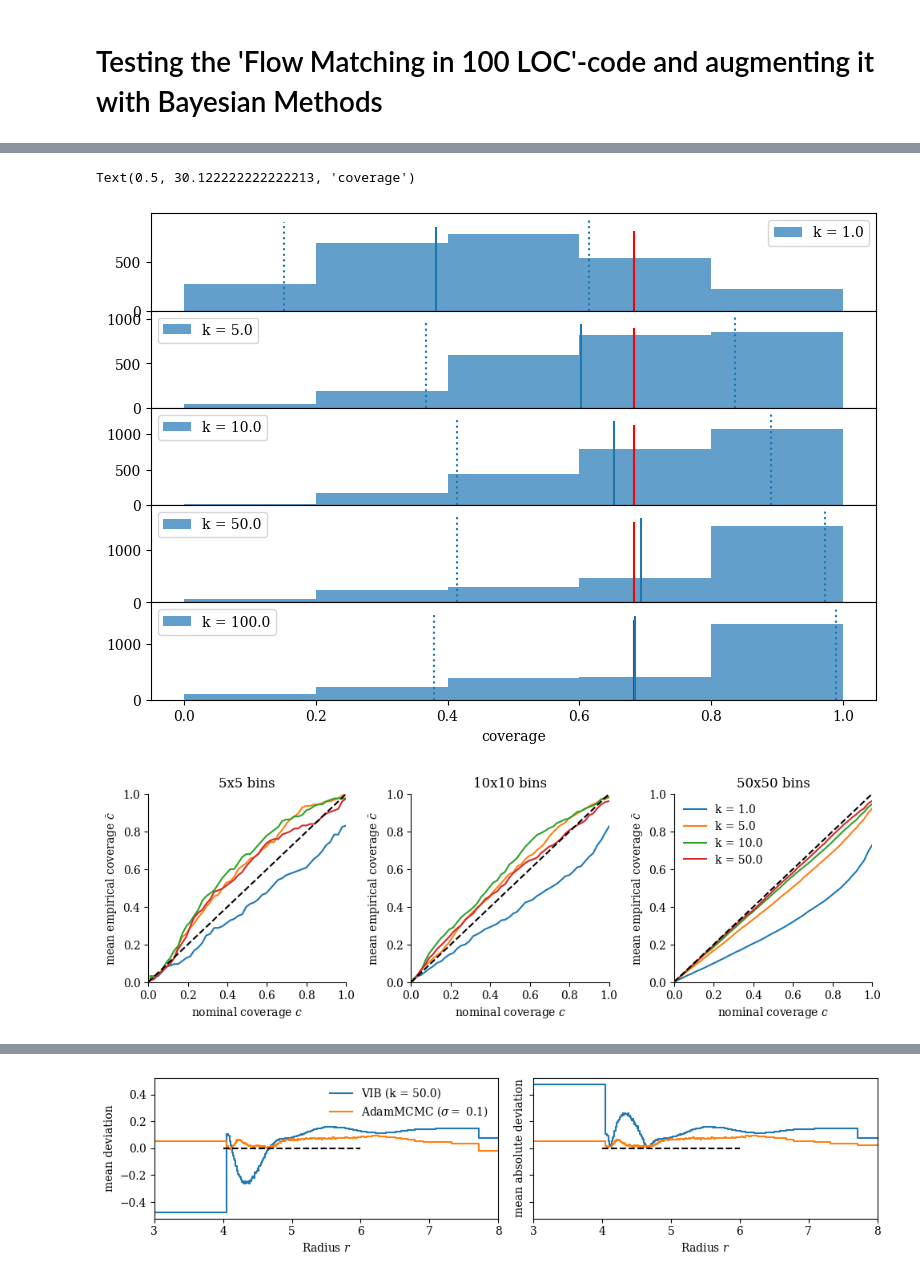
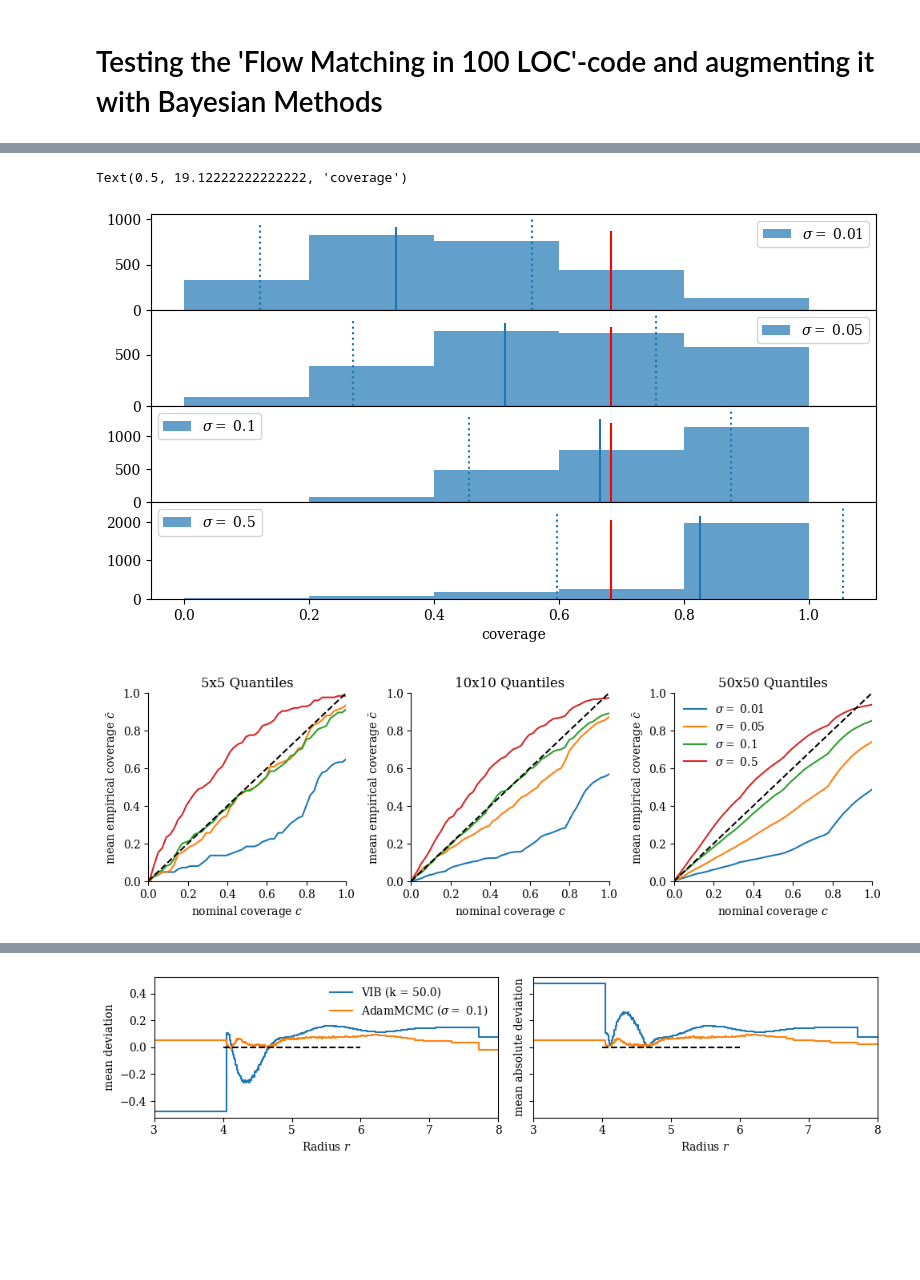
Before and after one commit to sbieringer/Bayesiamplify, a Jupyter notebook: eval_calibration_amplification.ipynb, the cells around one changed output, grey strips where cells are left out. Cells and saved outputs as stored; diff of their text form; code cells hidden in the pictures; blank space fills up the shorter version.

```diff
--- a/eval_calibration_amplification.ipynb
+++ b/eval_calibration_amplification.ipynb
@@ -104,7 +104,7 @@ else:
 ### model params ###
 ####################
 
-approximate_gaussian_inference = True
+approximate_gaussian_inference = False
 MCMC = approximate_gaussian_inference == False
 
 p = 0
@@ -294,8 +294,8 @@ fig.subplots_adjust(hspace=0)
 ax[-1].set_xlabel('coverage')
 #fig.savefig('./figs/coverage_over_k.pdf')
 # %% [output]
-Text(0.5, 30.122222222222213, 'coverage')
+Text(0.5, 19.12222222222222, 'coverage')
-[figure, old version]
+[figure, new version]
 # %%
 #######################################
 ### plot diagonal calibration plots ###
@@ -383,42 +383,42 @@ for i_a, c_factor in enumerate(c_factors):
         coverage = coverage[:,radial_bins_min:radial_bins_max]
         ax[i_p].plot(alpha_quant[len(alpha_quant)//2:]-alpha_quant[len(alpha_quant)//2-1::-1], coverage.mean((0,1)), color=colors[i_a], label = f'$\sigma = $ {c_factor}' if MCMC else f'k = {c_factor}')
 
-        title_str = f'{n_bins_array[i_q_use]}x{n_bins_array[i_q_use]} bins'
+        title_str = f'{n_bins_array[i_q_use]}x{n_bins_array[i_q_use]} Quantiles'
         if radial_bins_min is not None:
-            title_str = f'{radial_bins_max-radial_bins_min}x{n_bins_array[i_q_use]} bins' + f' $r \in$ ({quant_list_list[i_q_use][0][radial_bins_min]:.3}, {quant_list_list[i_q_use][0][radial_bins_max]:.3})'
+            title_str = f'{radial_bins_max-radial_bins_min}x{n_bins_array[i_q_use]} Quantiles' + f' $r \in$ ({quant_list_list[i_q_use][0][radial_bins_min]:.3}, {quant_list_list[i_q_use][0][radial_bins_max]:.3})'
         if len(i_q_uses) <5:
             ax[i_p].set_title(title_str)
 
 for a in ax:
     a.plot(alpha_quant, alpha_quant, linestyle = '--', color = 'black')
 
     a.spines['top'].set_visible(False)
     a.spines['right'].set_visible(False)
     if len(i_q_uses) <5:
         a.set_ylabel(r'mean empirical coverage $\bar{c}$')
         a.set_xlabel(r'nominal coverage $c$')
         a.set_ylim(0,1)
         a.set_xlim(0,1)
     else:
         a.set_xticks(ticks = [])
         a.set_yticks(ticks = [])
 
 if len(i_q_uses) >5:
         ax[-1].legend(loc = "upper left", frameon = False)
 
 ax[2].legend(loc = "upper left", frameon = False)
 
 fig.tight_layout()
 if len(i_q_uses) <5:
     fig.subplots_adjust(hspace=0)
 
 #ax[len(c_factors)//2-1].set_ylabel('occurence')
 if MCMC:
     fig.savefig('./figs/02_1_coverage_over_k_MCMC.pdf')
 else:
     fig.savefig('./figs/02_2_coverage_over_k_VIB.pdf')
 # %% [output]
-[figure, old version]
+[figure, new version]
 # %%
 ############################################################################
 ### plot calibration as mean distance to diagonal over n_bins and radius ###
```
Also changed, not shown: parts of 7 cells of this notebook, 1 other file.
